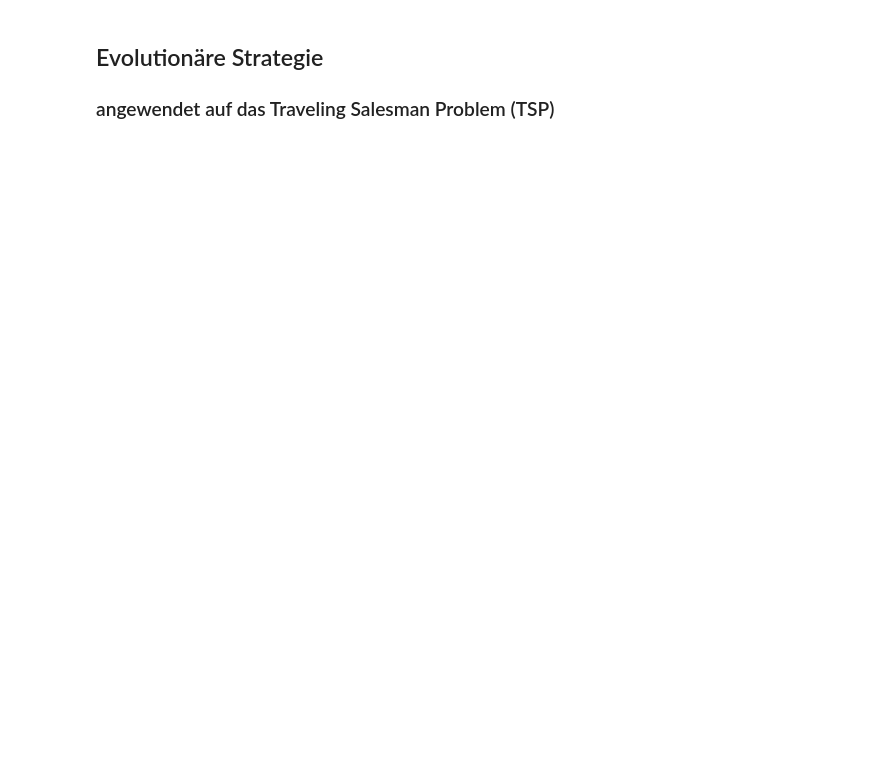
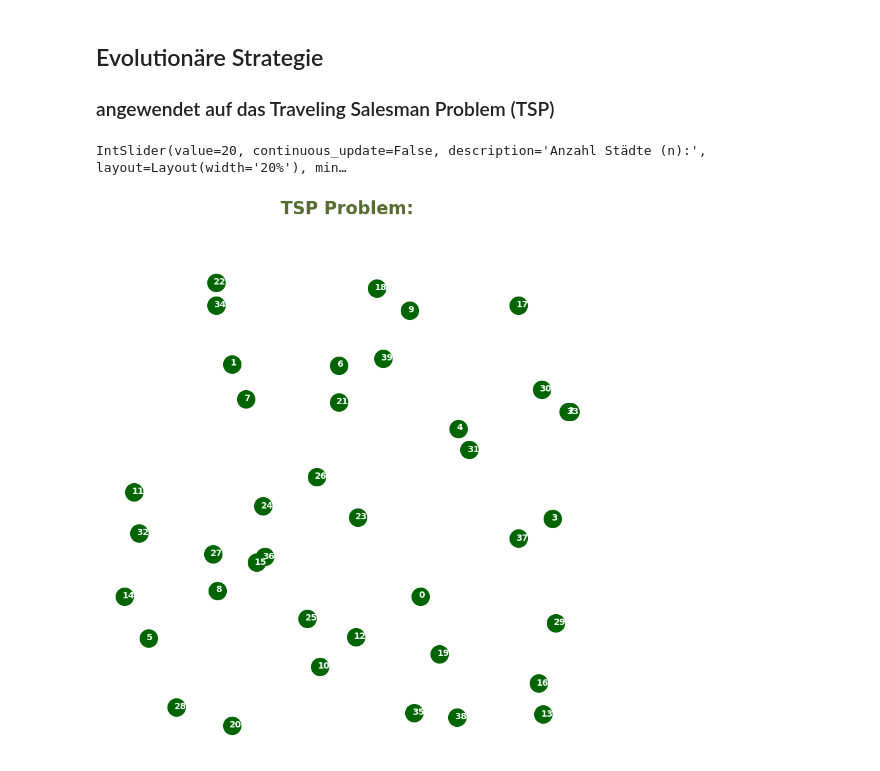
Before and after one commit to pitpaetz/BMO, a Jupyter notebook: BMO.ipynb, the cells around one changed output. Drawn from its saved outputs; the diff is of its cells as text; code cells hidden in the pictures; blank space fills up the shorter version.

```diff
--- a/BMO.ipynb
+++ b/BMO.ipynb
@@ -9,4 +10,48 @@ import time
 # %% [markdown]
 ## Evolutionäre Strategie
 ### angewendet auf das Traveling Salesman Problem (TSP)
+# %%
+# Parameter widgets
+width = '20%'
+color = 'green'
+plot_size = 10
+
+# Anzahl an Städten
+n = widgets.IntSlider(value=20, min=10, max=100, step=2, description='Anzahl Städte (n):', continuous_update=False, layout=widgets.Layout(width=width), style={'description_width': 'initial', 'handle_color': color})
+
+display(n)
+# %% [output]
+IntSlider(value=20, continuous_update=False, description='Anzahl Städte (n):', layout=Layout(width='20%'), min…
+# %%
+# Initialisierung des TSP Problems
+
+# Festlegung der Dimensionen
+m = n.value * 8
+
+# Wuerfeln der Standorte (Koordinaten)
+x = np.random.randint(1, m+1, n.value)
+y = np.random.randint(1, m+1, n.value)
+Init_Koord = np.column_stack((x, y))
+
+
+# Plot der Standorte
+plt.figure(figsize=(plot_size, plot_size))
+plt.plot(Init_Koord[:, 0], Init_Koord[:, 1], 'o', color='darkgreen', markersize=20)
+plt.title('TSP Problem:\n\n', fontsize=20, color='darkolivegreen', fontweight='bold')
+
+for i in range(n.value):
+    if i >= 10:
+        plt.text(x[i]-plot_size/7, y[i]-plot_size/7, str(i), color='mintcream', fontsize=10, fontweight='bold')
+    else:
+        plt.text(x[i]-plot_size/10, y[i]-plot_size/10, str(i), color='mintcream', fontsize=10, fontweight='bold')
+plt.axis('off')
+clear_output(wait = True)
+
+# Save the initial problem for the optimization with pandas
+df = pd.DataFrame(Init_Koord, columns=['x', 'y'])
+df['n'] = n.value
+df['m'] = m
+df.to_csv('TSP_Initial_Problem.csv', index=False)
+# %% [output]
+[figure, added]
 # %%
```
Also changed, not shown: parts of 6 cells of this notebook.
